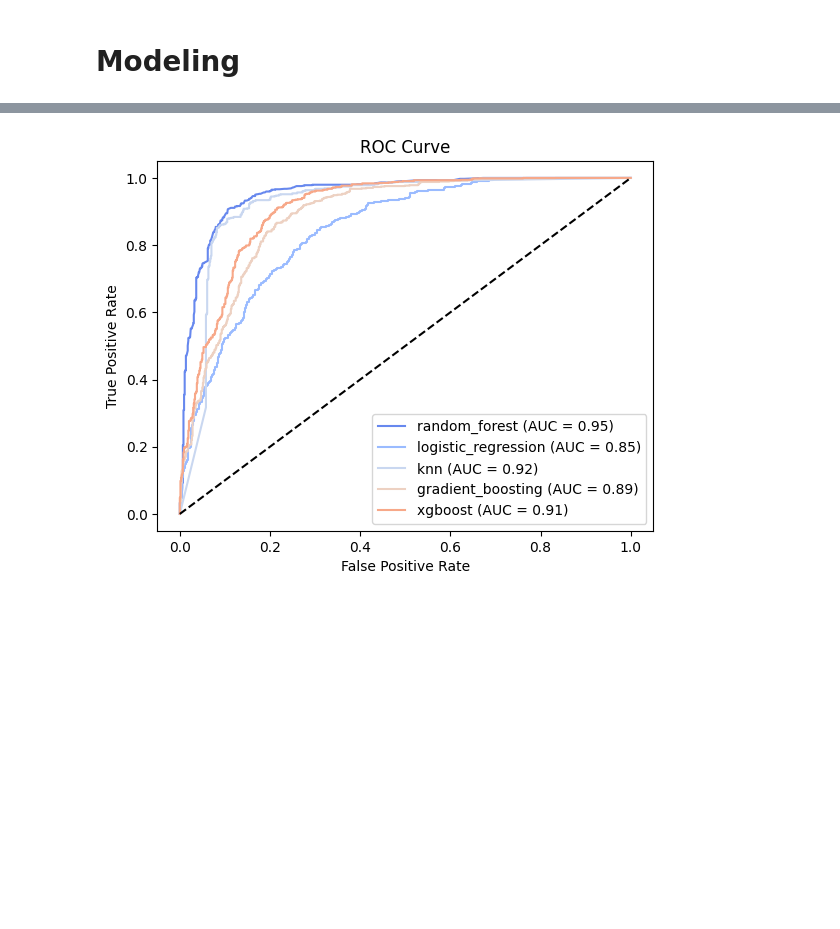
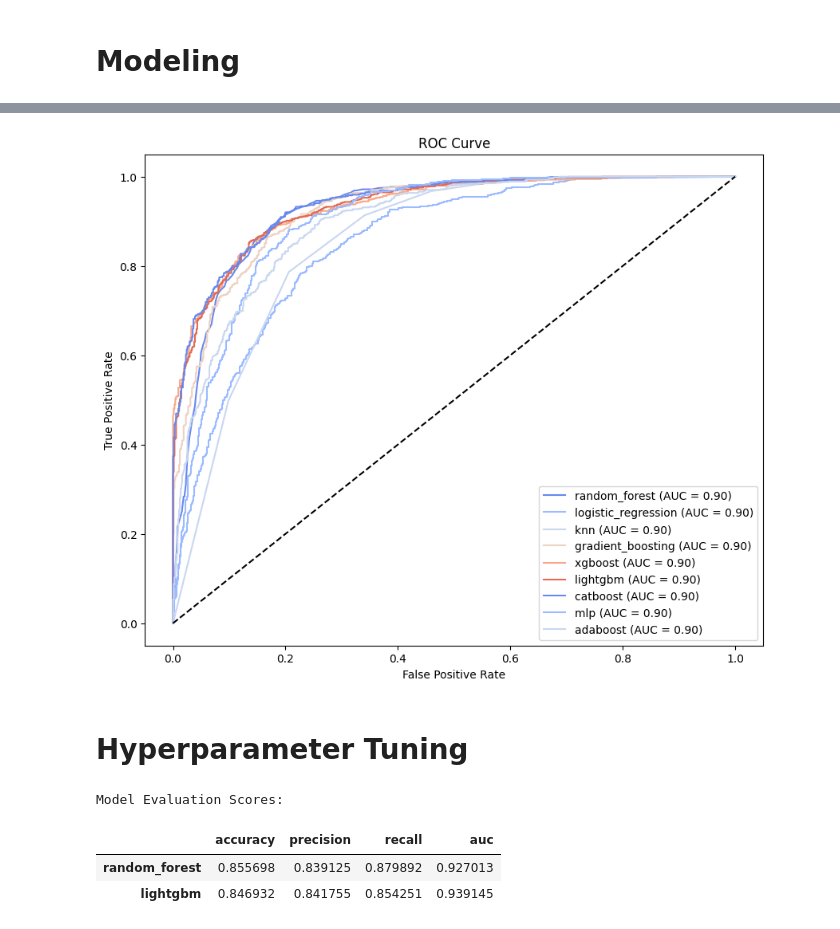
Before and after one commit to Sena-Aku-Agbotse/Customer-Churn-Analysis, a Jupyter notebook: Notebook/main.ipynb, the cells around one changed output, grey strips where cells are left out. Cells and saved outputs as stored; diff of their text form; code cells hidden in the pictures; blank space fills up the shorter version.

```diff
--- a/Notebook/main.ipynb
+++ b/Notebook/main.ipynb
@@ -840,8 +755,10 @@ plot_confusion_matrices(df_scores)
 # %%
+# ROC curve for each model
+plt.figure(figsize=(10, 8))
 for model_name, grid_search in grid_searches.items():
     if evaluation_results[model_name]['auc'] is not None:
         fpr, tpr, _ = roc_curve(y_val, grid_search.predict_proba(X_val)[:, 1])
-        plt.plot(fpr, tpr, label=f"{model_name} (AUC = {evaluation_results[model_name]['auc']:.2f})")
+        plt.plot(fpr, tpr, label=f"{model_name} (AUC = {auc:.2f})")
 
 plt.plot([0, 1], [0, 1], 'k--')
 plt.xlabel('False Positive Rate')
@@ -850,4 +767,6 @@ plt.title('ROC Curve')
 plt.legend(loc='lower right')
 plt.show()
 # %% [output]
-[figure, old version]
+[figure, new version]
+# %% [markdown]
+# **Hyperparameter Tuning**
@@ -853,0 +804,36 @@ plt.show()
+# %%
+# Initialize a dictionary to hold tuned evaluation metrics
+tuned_evaluation_results = {}
+
+# Evaluate each model on the validation set
+for best_model_name, tuned_grid_search in tuned_grid_searches.items():
+    y_pred = tuned_grid_search.predict(X_val)
+    y_pred_proba = tuned_grid_search.predict_proba(X_val)[:, 1] if hasattr(
+        tuned_grid_search.best_estimator_, "predict_proba") else None
+
+    tuned_accuracy = accuracy_score(y_val, y_pred)
+    tuned_precision = precision_score(y_val, y_pred, average='binary')
+    tuned_recall = recall_score(y_val, y_pred, average='binary')
+    tuned_conf_matrix = confusion_matrix(y_val, y_pred)
+    tuned_auc = roc_auc_score(
+        y_val, y_pred_proba) if y_pred_proba is not None else None
+
+    tuned_evaluation_results[best_model_name] = {
+        'accuracy': tuned_accuracy,
+        'precision': tuned_precision,
+        'recall': tuned_recall,
+        'confusion_matrix': tuned_conf_matrix,
+        'auc': tuned_auc
+    }
+
+tuned_df_scores = pd.DataFrame(tuned_evaluation_results).transpose()
+tuned_df_scores_sorted = tuned_df_scores.sort_values(by="accuracy", ascending=False)
+tuned_df_scores_sorted = tuned_df_scores_sorted.drop(columns=['confusion_matrix'])
+
+print("Model Evaluation Scores:")
+tuned_df_scores_sorted
+# %% [output]
+Model Evaluation Scores:
+|  | accuracy | precision | recall | auc |
+| random_forest | 0.855698 | 0.839125 | 0.879892 | 0.927013 |
+| lightgbm | 0.846932 | 0.841755 | 0.854251 | 0.939145 |
```
Also changed, not shown: parts of 36 cells of this notebook, 9 other files.
